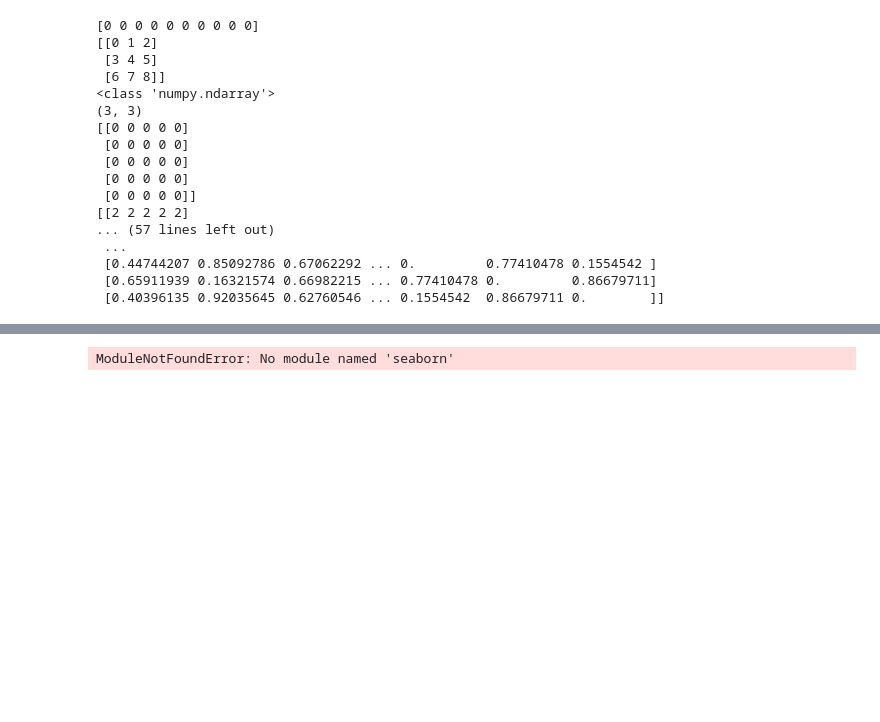
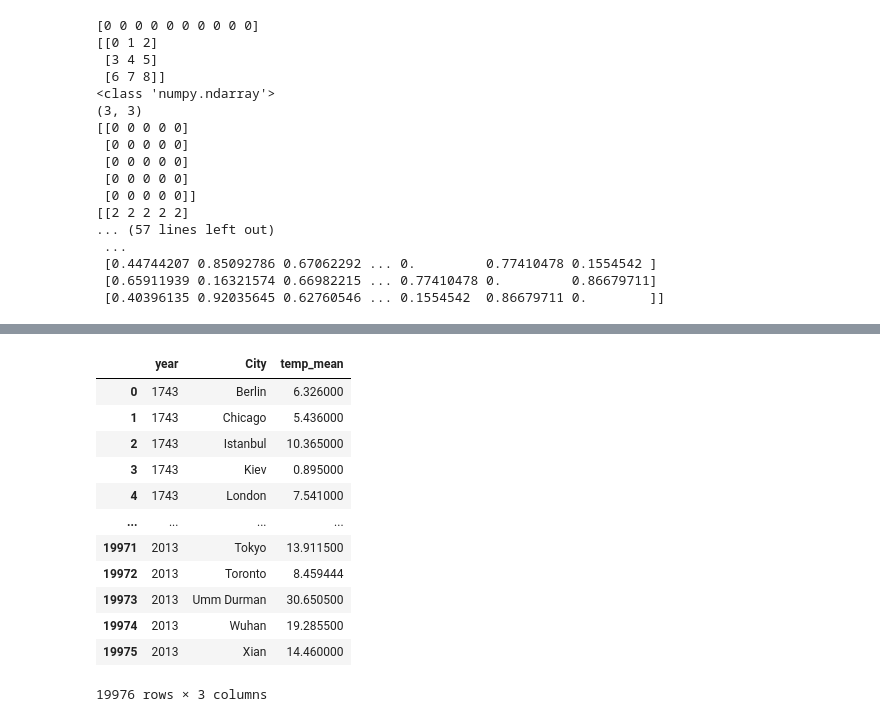
Before and after one commit to narges-mohammadi/Spatial-Python-2020-Homework, a Jupyter notebook: My-Solution-02-DataAnalysis.ipynb, the cells around one changed output, grey strips where cells are left out. Drawn from its saved outputs; the diff is of its cells as text; code cells hidden in the pictures; blank space fills up the shorter version.

```diff
--- a/My-Solution-02-DataAnalysis.ipynb
+++ b/My-Solution-02-DataAnalysis.ipynb
@@ -237,41 +246,61 @@ Name: AverageTemperature, Length: 100, dtype: float64
 # %%
 #Exercise 8
 import matplotlib.pyplot as plt
 import numpy as np
 import pandas as pd
 import os
 import seaborn as sns
-global_temp=pd.read_csv('./SpatialPython2020/Data/non-spatial/GlobalLandTemperatures/GlobalLandTemperaturesByMajorCity.csv')
-
+global_temp=pd.read_csv('/home/suny/EAGLE-Master/second-semester/spatial-python/SpatialPython2020/Data/non-spatial/GlobalLandTemperatures/GlobalLandTemperaturesByMajorCity.csv')
+global_temp.head()
 
 # ????Q1:Calculate the mean temperature (all cities) for each year plot the data
 # Average temp by year
-#global_temp['dt'] = pd.to_datetime(global_temp['dt'])
+global_temp['year'] = pd.DatetimeIndex(global_temp['dt']).year
+global_temp_grouped = global_temp.groupby(['year', 'City']).agg({'AverageTemperature': ['mean']})
+global_temp_grouped.columns = ['temp_mean']
+global_temp_grouped = global_temp_grouped.reset_index()
+global_temp_grouped
+
+
+#if(global_temp_grouped['year'] == 2013):
+  #  global_temp_grouped['city_mean']=global_temp_grouped ['temp_mean'].mean()
+
+#global_temp_grouped
 
 # Set the datetime column as the index
 #global_temp.index = global_temp['dt']
 #global_temp=global_temp.groupby([global_temp.index.year])['AverageTemperature','AverageTemperatureUncertainty'].mean().reset_index()
 #print(global_temp)
 
 
-
-
 #Q2:Calculate the mean temperature of german cities for each year (between 1990 and 2013).
 #Create a plot with 4 graphs each showing the mean temperature for one season (spring, summer, autumn, winter) per year
 
-df_german_range = global_temp.loc[(global_temp['Country'] == 'Germany') & (global_temp['dt'] >= '1990-01-01') & (global_temp['dt'] < '1991-01-01')] #& (df['dt'] < '2014-01-01')
-df_german_range.head()
+#df_german_range = global_temp.loc[(global_temp['Country'] == 'Germany') & (global_temp['dt'] >= '1990-01-01') & (global_temp['dt'] < '1991-01-01')] #& (df['dt'] < '2014-01-01')
+#df_german_range.head()
 #Winter
-df_german_winter = global_temp.loc[(global_temp['Country'] == 'Germany') & (global_temp['dt'] >= '1990-01-01') & (global_temp['dt'] < '1990-03-21')]
-df_german_winter.head()
+#df_german_winter = global_temp.loc[(global_temp['Country'] == 'Germany') & (global_temp['dt'] >= '1990-01-01') & (global_temp['dt'] < '1990-03-21')]
+#df_german_winter.head()
 #Spring
-df_german_spring = global_temp.loc[(global_temp['Country'] == 'Germany') & (global_temp['dt'] >= '1990-03-21') & (global_temp['dt'] < '1990-06-21')]
-df_german_spring.head()
+#df_german_spring = global_temp.loc[(global_temp['Country'] == 'Germany') & (global_temp['dt'] >= '1990-03-21') & (global_temp['dt'] < '1990-06-21')]
+#df_german_spring.head()
 #sns.set(style="darkgrid")
 #plt.figure(figsize=(16, 10))
 #sns.lineplot(x='dt', y="AverageTemperature", hue='City' ,data=df_german_range, palette="coolwarm")
 
 # Q3:Calculate the temperature difference for each city in 2010
 # and create a barplot showing the ranked temperature difference
 # %% [output]
+|  | year | City | temp_mean |
+| 0 | 1743 | Berlin | 6.326000 |
+| 1 | 1743 | Chicago | 5.436000 |
+| 2 | 1743 | Istanbul | 10.365000 |
+| 3 | 1743 | Kiev | 0.895000 |
+| 4 | 1743 | London | 7.541000 |
+| ... | ... | ... | ... |
+| 19971 | 2013 | Tokyo | 13.911500 |
+| 19972 | 2013 | Toronto | 8.459444 |
+| 19973 | 2013 | Umm Durman | 30.650500 |
+| 19974 | 2013 | Wuhan | 19.285500 |
+| 19975 | 2013 | Xian | 14.460000 |
-ModuleNotFoundError: No module named 'seaborn'
+19976 rows × 3 columns
```
Also changed, not shown: parts of 6 cells of this notebook, 1 other file.
